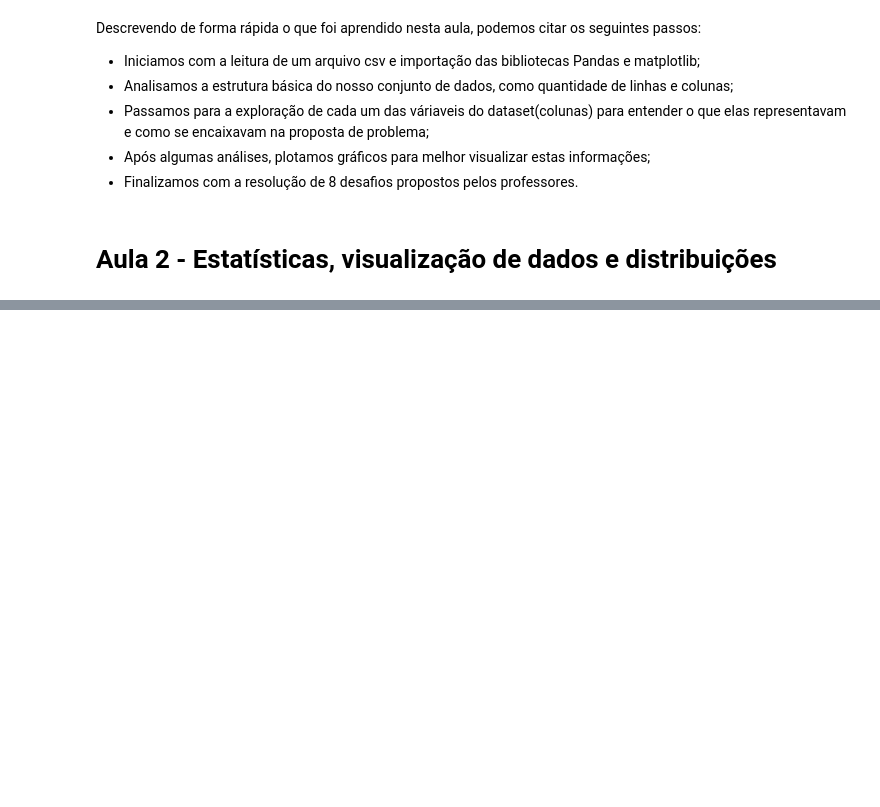
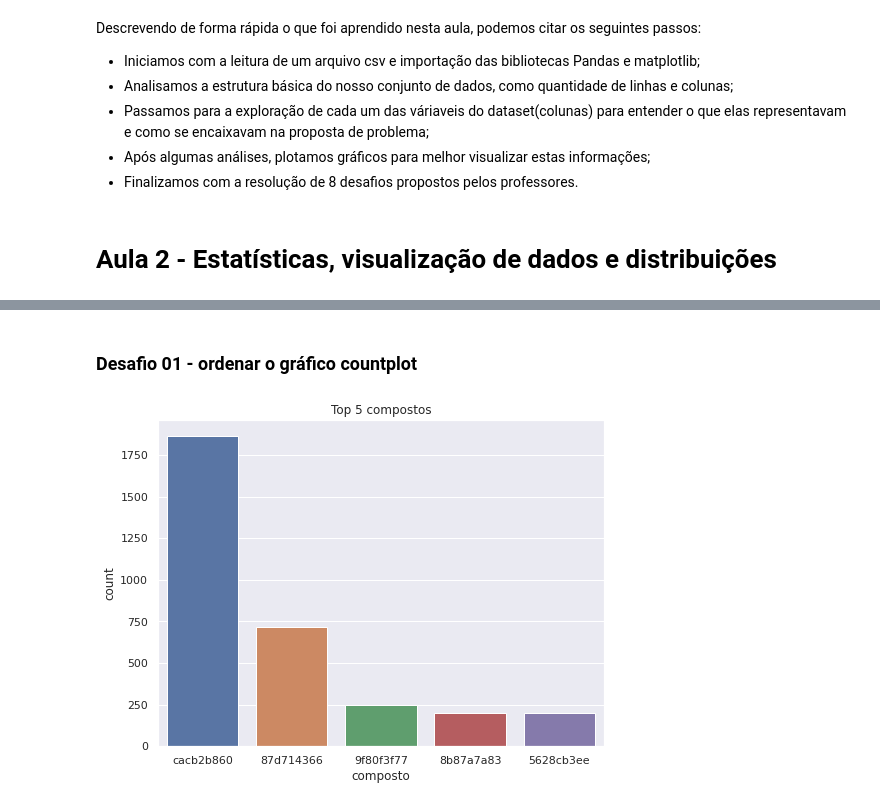
Before and after one commit to WJBruginski/Imersao_Dados_Alura_III, a Jupyter notebook: Imersão_Dados_Alura_III.ipynb, the cells around one changed output, grey strips where cells are left out. Saved outputs shown, nothing was run; the diff lists cells and outputs as text; code cells hidden in the pictures; blank space fills up the shorter version.

```diff
--- a/Imersão_Dados_Alura_III.ipynb
+++ b/Imersão_Dados_Alura_III.ipynb
@@ -378,0 +444,10 @@ Descrevendo de forma rápida o que foi aprendido nesta aula, podemos citar os se
+# %% [markdown]
+### **Desafio 01 - ordenar o gráfico countplot**
+# %%
+sns.set() # necessário para rodas as configurações padrão do seaborn
+plt.figure(figsize=(8,6)) # ajustando o tamanho do gráfico com matplotlib
+ax = sns.countplot(x= 'composto', data=dados.query('composto in @cod_ordenado'), order=cod_compostos) #o parâmetro order ordenou os dados.
+ax.set_title('Top 5 compostos')
+plt.show()
+# %% [output]
+[figure, added]
```
Also changed, not shown: parts of 55 cells of this notebook.
